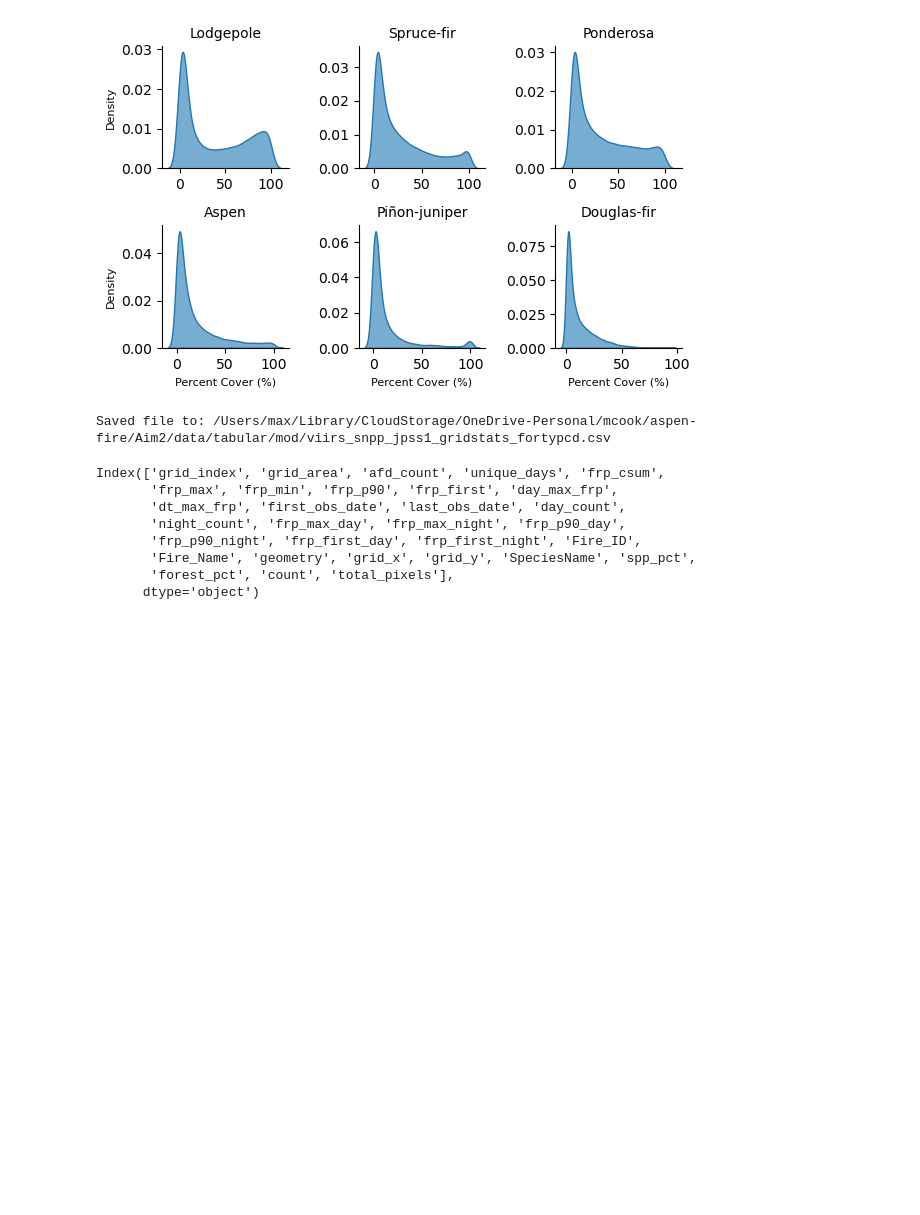
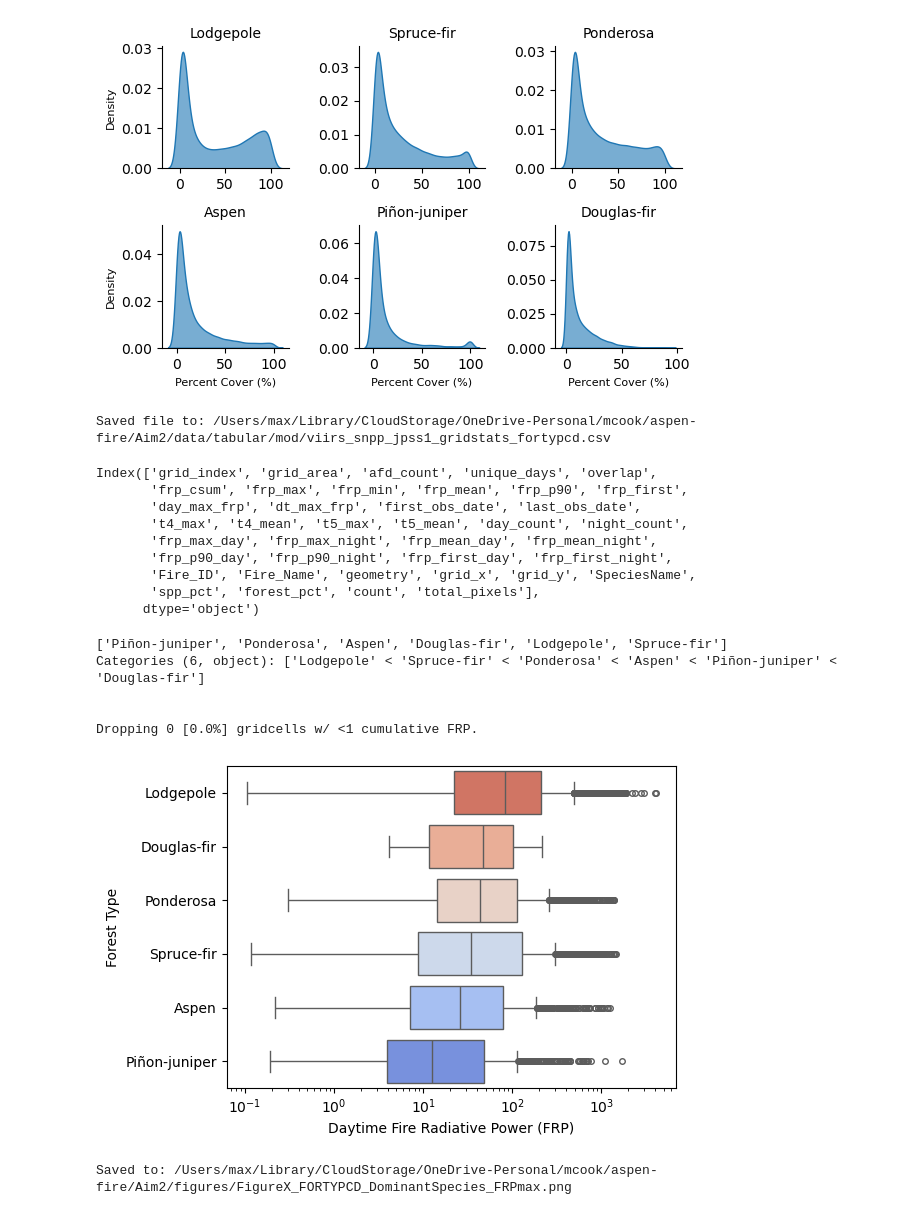
Before and after one commit to natshoff/aspen-fire-fork, a Jupyter notebook: Aim2/code/Python/05a_biophys_TreeMap_gridstats.ipynb, the cells around one changed output. Drawn from its saved outputs; the diff is of its cells as text; code cells hidden in the pictures; blank space fills up the shorter version.

Commit message:
Figure updates and GEE summary updates; INLA implementation

```diff
--- a/Aim2/code/Python/05a_biophys_TreeMap_gridstats.ipynb
+++ b/Aim2/code/Python/05a_biophys_TreeMap_gridstats.ipynb
@@ -49,3 +51,10 @@ print(f"Dropping [{grid.duplicated(subset=['grid_index']).sum()}] duplicate grid
 grid = grid.drop_duplicates(subset=['grid_index'], keep='first')
 # %% [output]
 Dropping [726] duplicate grids.
+# %%
+# check on fractional overlap distribution
+print(grid['overlap'].describe())
+print("\n")
+n_small = grid[grid['overlap'] < 0.05]['grid_index'].count() # less than 5% spatial overlap
+print(f"There are [{n_small} ({round(n_small/len(grid)*100,2)}%)] girds with < 10% fractional overlap.")
+grid = grid[grid['overlap'] >= 0.05] # remove these observations
@@ -383,13 +411,14 @@ Saved file to: /Users/max/Library/CloudStorage/OneDrive-Personal/mcook/aspen-fir
 # %%
 grid_forest.columns
 # %% [output]
-Index(['grid_index', 'grid_area', 'afd_count', 'unique_days', 'frp_csum',
-       'frp_max', 'frp_min', 'frp_p90', 'frp_first', 'day_max_frp',
-       'dt_max_frp', 'first_obs_date', 'last_obs_date', 'day_count',
-       'night_count', 'frp_max_day', 'frp_max_night', 'frp_p90_day',
-       'frp_p90_night', 'frp_first_day', 'frp_first_night', 'Fire_ID',
-       'Fire_Name', 'geometry', 'grid_x', 'grid_y', 'SpeciesName', 'spp_pct',
-       'forest_pct', 'count', 'total_pixels'],
+Index(['grid_index', 'grid_area', 'afd_count', 'unique_days', 'overlap',
+       'frp_csum', 'frp_max', 'frp_min', 'frp_mean', 'frp_p90', 'frp_first',
+       'day_max_frp', 'dt_max_frp', 'first_obs_date', 'last_obs_date',
+       't4_max', 't4_mean', 't5_max', 't5_mean', 'day_count', 'night_count',
+       'frp_max_day', 'frp_max_night', 'frp_mean_day', 'frp_mean_night',
+       'frp_p90_day', 'frp_p90_night', 'frp_first_day', 'frp_first_night',
+       'Fire_ID', 'Fire_Name', 'geometry', 'grid_x', 'grid_y', 'SpeciesName',
+       'spp_pct', 'forest_pct', 'count', 'total_pixels'],
       dtype='object')
 # %%
 # make some plots showing the distribution of FRP across forest types
@@ -400,36 +429,46 @@ print(dfortyp['SpeciesName'].unique())
 print("\n")
 
 # drop any 0 FRP gridcells
-n_small = len(dfortyp[dfortyp['frp_csum'] < 1]) # very small FRP values (cumulative)
-print(f"Dropping {n_small} [{round(n_small/len(dfortyp)*100,1)}%] gridcells w/ <1 cumulative FRP.")
-dfortyp = dfortyp[dfortyp['frp_csum'] > 1]
+n_zero = len(dfortyp[dfortyp['frp_max'] == 0])
+print(f"Dropping {n_zero} [{round(n_zero/len(dfortyp)*100,1)}%] gridcells w/ <1 cumulative FRP.")
+dfortyp = dfortyp[(dfortyp['frp_max'] > 0)]
+# %% [output]
+['Piñon-juniper', 'Ponderosa', 'Aspen', 'Douglas-fir', 'Lodgepole', 'Spruce-fir']
+Categories (6, object): ['Lodgepole' < 'Spruce-fir' < 'Ponderosa' < 'Aspen' < 'Piñon-juniper' < 'Douglas-fir']
+
+
+Dropping 0 [0.0%] gridcells w/ <1 cumulative FRP.
 # %%
 # Plot FRP by dominant forest type
 # Find the median and sort the forest types by FRP
 med = dfortyp.groupby('SpeciesName')['frp_max'].median().sort_values(ascending=False)
 sorted = med.index.tolist()
 
 # create a dataframe with dominance (>90% of the same species)
 dom = dfortyp[dfortyp['spp_pct'] > 80]
 
 # plot it
 plt.figure(figsize=(6, 4))
 
 sns.boxplot(
     data=dom,
     x='frp_max',
     y='SpeciesName',
     order=sorted,
     palette='coolwarm_r',
+    fliersize=4,
     dodge=False)
 
 plt.xscale('log') # log-scale FRP
-plt.xlabel('Fire Radiative Power (FRP)')
+plt.xlabel('Daytime Fire Radiative Power (FRP)')
 plt.ylabel('Forest Type')
 plt.tight_layout()
 
 out_plot = os.path.join(projdir, 'figures/FigureX_FORTYPCD_DominantSpecies_FRPmax.png')
 plt.savefig(out_plot, dpi=300, bbox_inches='tight')
 
 plt.show()
 print(f"\nSaved to: {out_plot}\n")
+# %% [output]
+[figure, added]
+Saved to: /Users/max/Library/CloudStorage/OneDrive-Personal/mcook/aspen-fire/Aim2/figures/FigureX_FORTYPCD_DominantSpecies_FRPmax.png
```
Also changed, not shown: parts of 49 cells of this notebook, 22 other files.
